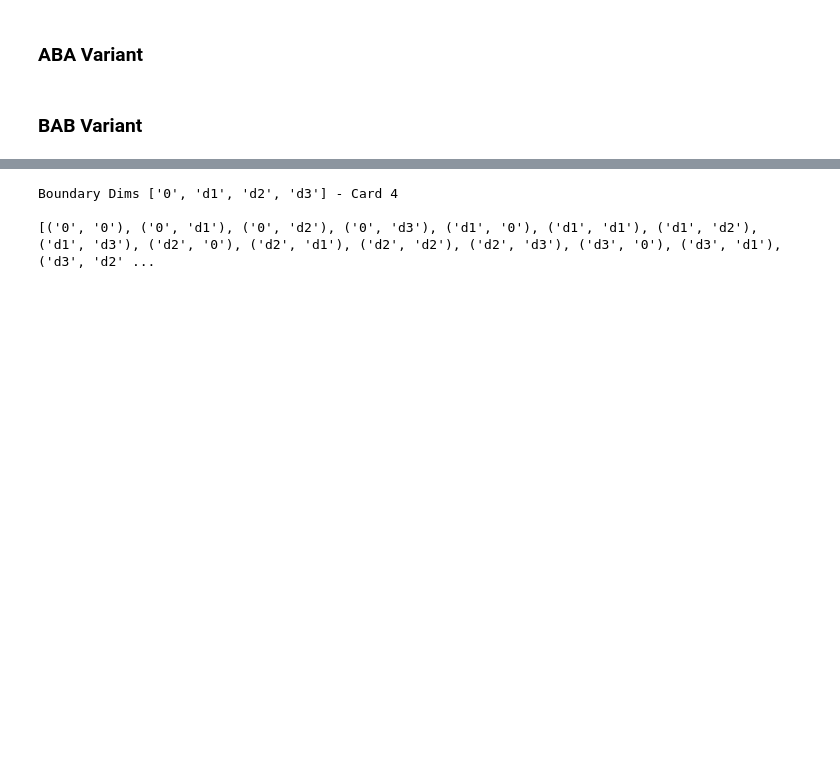
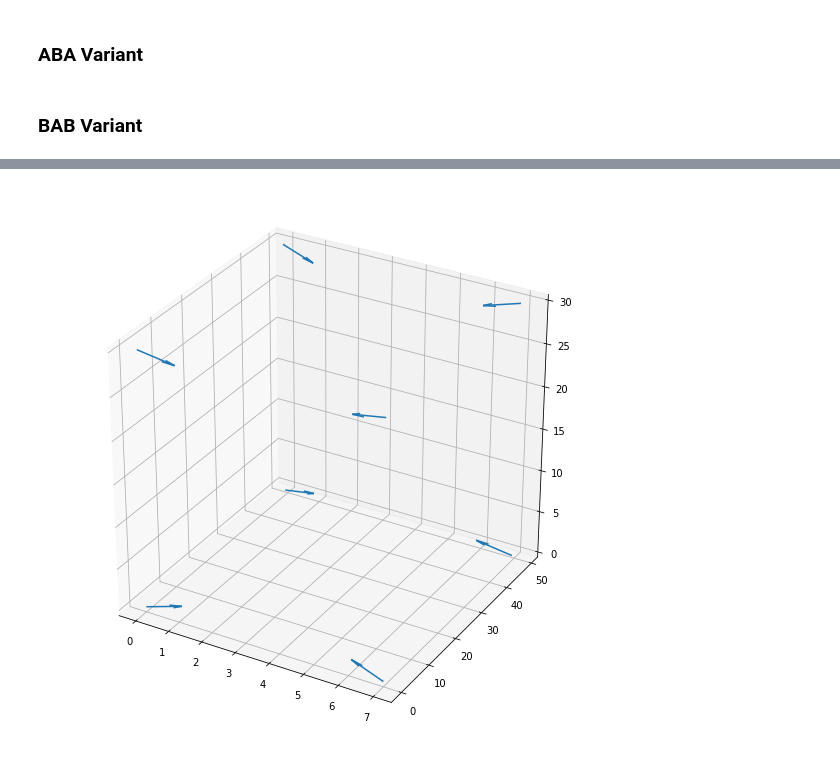
Before and after one commit to jonathanwvos/stitch_boundaries, a Jupyter notebook: Even-Shift Deformation.ipynb, the cells around one changed output, grey strips where cells are left out. Drawn from its saved outputs; the diff is of its cells as text; code cells hidden in the pictures; blank space fills up the shorter version.

Commit message:
Added: Boundary corner vertices

```diff
--- a/Even-Shift Deformation.ipynb
+++ b/Even-Shift Deformation.ipynb
@@ -86,12 +12,12 @@ create_stitch_boundary(boundary_dims)
-# %%
-arbitrary_boundary_dims = ['0','d1', 'd2', 'd3']
-
-print(f'Boundary Dims {arbitrary_boundary_dims} - Card {len(arbitrary_boundary_dims)}\n')
-
-permutations = list(itertools.product(arbitrary_boundary_dims, arbitrary_boundary_dims))
-
-print(permutations)
-# %% [output]
-Boundary Dims ['0', 'd1', 'd2', 'd3'] - Card 4
-
-[('0', '0'), ('0', 'd1'), ('0', 'd2'), ('0', 'd3'), ('d1', '0'), ('d1', 'd1'), ('d1', 'd2'), ('d1', 'd3'), ('d2', '0'), ('d2', 'd1'), ('d2', 'd2'), ('d2', 'd3'), ('d3', '0'), ('d3', 'd1'), ('d3', 'd2' ...
+# %%
+def binary_vertices(rank):
+    return list(itertools.product([0,1], repeat=rank))
+
+def boundary_vertices(boundary_dims):
+    '''Determines the boundary vertices based on the boundary dimensions
+
+        Keyword arguments:
+        boundary_dims -- tuple/array of integers specifying the boundary limits for the vertices
+    '''
+
+    return (boundary_dims-1)*binary_vertices(rank=len(boundary_dims))
@@ -97,0 +54,22 @@ Boundary Dims ['0', 'd1', 'd2', 'd3'] - Card 4
+# %%
+%matplotlib inline
+from mpl_toolkits.mplot3d import Axes3D  # noqa: F401 unused import
+
+boundary_dims = np.array([50,8,31], dtype='uint8')
+
+b_ver = boundary_vertices(boundary_dims)
+
+test = np.array(sutures(b_ver))
+
+for i, st in enumerate(test):
+    test[i][1] = test[i][1]-test[i][0]
+
+t2 = test.reshape(test.shape[0], test.shape[1]*test.shape[2])
+
+fig = plt.figure(figsize=(10,10))
+ax = fig.gca(projection='3d')
+
+plt.quiver(t2[:,1], t2[:,0], t2[:,2], t2[:,4], t2[:,3], t2[:,5])
+plt.show()
+# %% [output]
+[figure, added]
```
Also changed, not shown: parts of 6 cells of this notebook.
